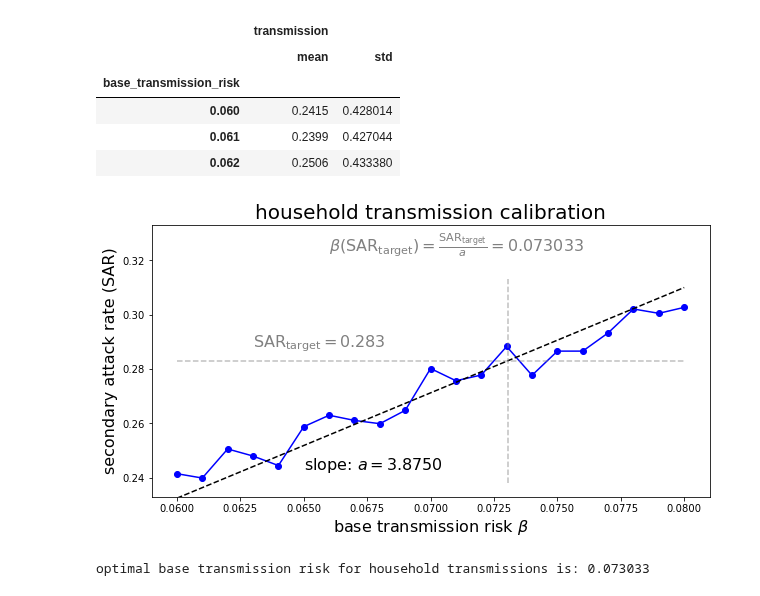
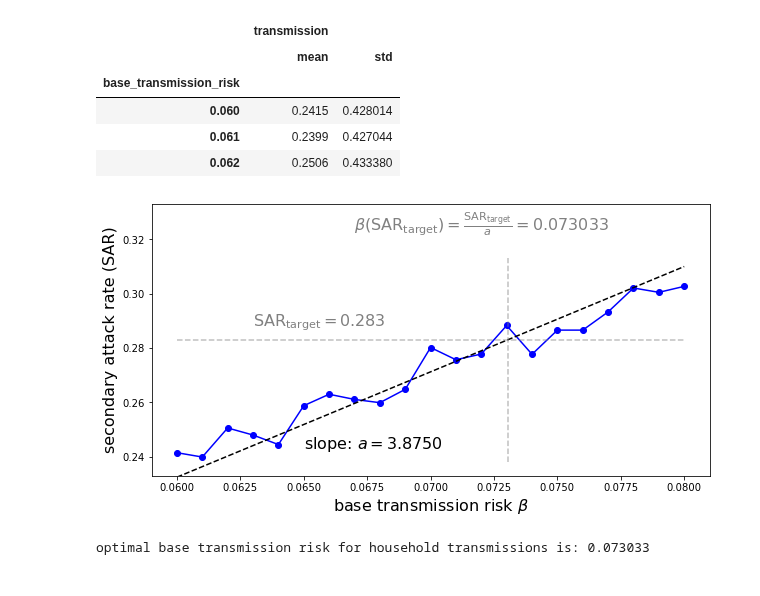
Before and after one commit to JanaLasser/nursing_home_SEIRX, a Jupyter notebook: calibrate_household_transmissions.ipynb, the cells around one changed output. Drawn from its saved outputs; the diff is of its cells as text; code cells hidden in the pictures.

```diff
--- a/calibrate_household_transmissions.ipynb
+++ b/calibrate_household_transmissions.ipynb
@@ -358,36 +358,36 @@ ax.plot(results_mean.index, results_mean['transmission']['mean'], 'o-', color='b
 # regression with zero intercept
 x = results_mean.index.values
 x = x[:, np.newaxis]
 y = results_mean['transmission']['mean'].values
 slope, _, _, _ = np.linalg.lstsq(x, y, rcond=None)
 slope = slope[0]
 
 ax.plot(results_mean.index, slope * results_mean.index, '--', color='k')
 ax.set_xlabel('base transmission risk $\\beta$', fontsize=16)
 ax.set_ylabel('secondary attack rate (SAR)', fontsize=16)
 ax.text(base_transmission_risks.min() + 0.005, target_attack_rate - 0.04,
         'slope: $a = {:1.4f}$'.format(slope), fontsize=16)
-ax.set_title('household transmission calibration', fontsize=20)
+#ax.set_title('household transmission calibration', fontsize=20)
 
 target_base_transmission_risk = float(target_attack_rate / slope)
 ax.plot([base_transmission_risks.min(), base_transmission_risks.max()],
         [target_attack_rate, target_attack_rate], '--', color='grey', alpha=0.5)
-ax.text(base_transmission_risks.min() + 0.006, target_attack_rate + 0.04,
+ax.text(base_transmission_risks.min() + 0.007, target_attack_rate + 0.04,
         '$\\beta(\\mathrm{{SAR}}_\\mathrm{{target}}) = \\frac{{\\mathrm{{SAR}}_\\mathrm{{target}}}}{{a}} = {:1.6f}$'\
         .format(target_base_transmission_risk), color='grey', fontsize=16)
 ax.plot([target_base_transmission_risk, target_base_transmission_risk],
         [target_attack_rate - 0.045, target_attack_rate + 0.03], '--',
         color='grey', alpha=0.5)
 
 ax.text(base_transmission_risks.min() + 0.003, target_attack_rate + 0.005,
         '$\\mathrm{{SAR}}_\\mathrm{{target}} = {}$'.format(target_attack_rate), color='grey', fontsize=16)
 
 ax.set_ylim(target_attack_rate - 0.05, target_attack_rate + 0.05)
 plt.savefig('../plots/household_transmission_calibration.pdf')
 plt.savefig('../plots/household_transmission_calibration.png', dpi=300)
 plt.savefig('../plots/household_transmission_calibration.svg')
 # %% [output]
-[figure, old version]
+[figure, new version]
 # %%
 print('optimal base transmission risk for household transmissions is: {:1.6f}'\
       .format(target_base_transmission_risk))
```
Also changed, not shown: 2 other files.
